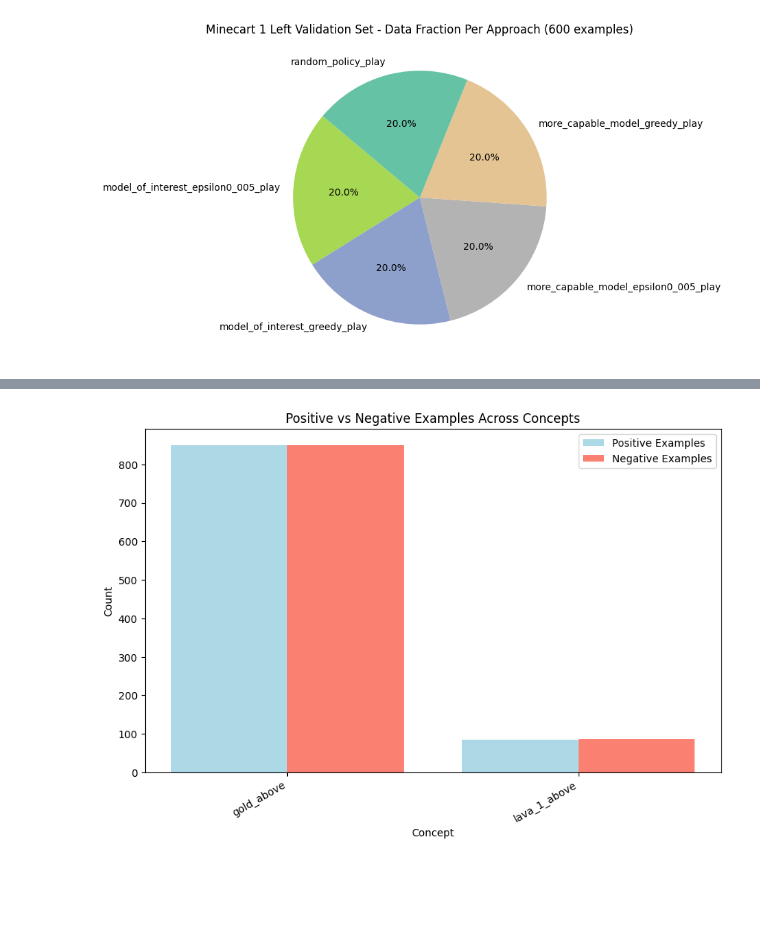
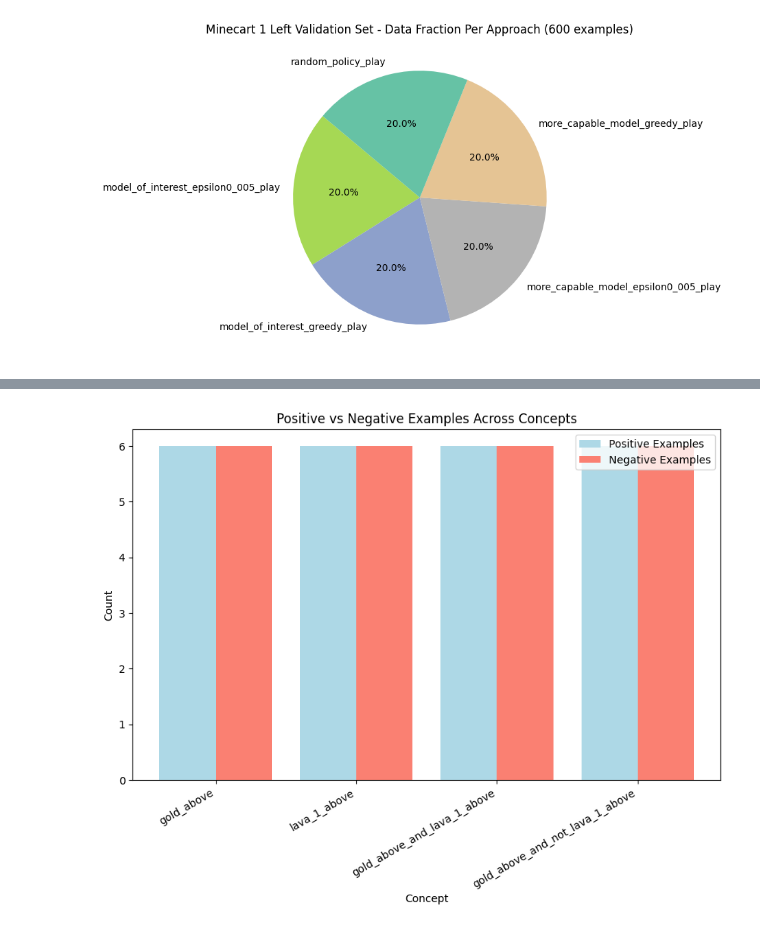
Before and after one commit to javanster/MSc-XAI-RL, a Jupyter notebook: experiments/concept_example_experiments/concept_probe_validation_sets_eda.ipynb, the cells around one changed output, grey strips where cells are left out. Drawn from its saved outputs; the diff is of its cells as text; code cells hidden in the pictures; blank space fills up the shorter version.

Commit message:
Update concept probe validation sets eda

```diff
--- a/experiments/concept_example_experiments/concept_probe_validation_sets_eda.ipynb
+++ b/experiments/concept_example_experiments/concept_probe_validation_sets_eda.ipynb
@@ -46,13 +41,12 @@ def count_pos_neg(df):
 # %%
-
-
-def plot_pos_neg_counts(title: str, **datasets):
-    categories = list(datasets.keys())
+def plot_pos_neg_counts(title: str, **labels_lists):
+    categories = list(labels_lists.keys())
     pos_counts = []
     neg_counts = []
 
-    for df in datasets.values():
-        pos_count, neg_count = count_pos_neg(df)
+    for label_list in labels_lists.values():
+        pos_count = len([label == 1 for label in label_list])
+        neg_count = len([label == 0 for label in label_list])
         pos_counts.append(pos_count)
         neg_counts.append(neg_count)
 
@@ -187,15 +181,26 @@ plot_continuous_label_distribution(minecart_n_val_set_labels, title="Distributio
 # GoldRun validation sets
 gold_above_val_set_counts = pd.read_csv("../../rl_tcav_data/cavs/baseline_concept_probes_experiment/gold_run_mini/validation_sets/gold_above_probe_example_counts_method1.csv")
 lava_1_above_val_set_counts = pd.read_csv("../../rl_tcav_data/cavs/baseline_concept_probes_experiment/gold_run_mini/validation_sets/lava_1_above_probe_example_counts_method2.csv")
+gold_above_and_lava_1_above_val_set_counts = pd.read_csv("../../rl_tcav_data/cavs/baseline_concept_probes_experiment/gold_run_mini/validation_sets/gold_above_and_lava_1_above_probe_example_counts_method1.csv")
+gold_above_and_not_lava_1_above_val_set_counts = pd.read_csv("../../rl_tcav_data/cavs/baseline_concept_probes_experiment/gold_run_mini/validation_sets/gold_above_and_not_lava_1_above_probe_example_counts_method1.csv")
+
 
 gold_above_val_set = np.load("../../rl_tcav_data/cavs/baseline_concept_probes_experiment/gold_run_mini/validation_sets/gold_above_probe_validation_dataset_method1.npy")
 lava_1_above_val_set = np.load("../../rl_tcav_data/cavs/baseline_concept_probes_experiment/gold_run_mini/validation_sets/lava_1_above_probe_validation_dataset_method2.npy")
+gold_above_and_lava_1_above_val_set = np.load("../../rl_tcav_data/cavs/baseline_concept_probes_experiment/gold_run_mini/validation_sets/gold_above_and_lava_1_above_probe_validation_dataset_method1.npy")
+gold_above_and_not_lava_1_above_val_set = np.load("../../rl_tcav_data/cavs/baseline_concept_probes_experiment/gold_run_mini/validation_sets/gold_above_and_not_lava_1_above_probe_validation_dataset_method1.npy")
+
 
 gold_above_val_set_labels = np.load("../../rl_tcav_data/cavs/baseline_concept_probes_experiment/gold_run_mini/validation_sets/gold_above_probe_validation_label_set_method1.npy")
 lava_1_above_val_set_labels = np.load("../../rl_tcav_data/cavs/baseline_concept_probes_experiment/gold_run_mini/validation_sets/lava_1_above_probe_validation_label_set_method2.npy")
+gold_above_and_lava_1_above_val_set_labels = np.load("../../rl_tcav_data/cavs/baseline_concept_probes_experiment/gold_run_mini/validation_sets/gold_above_and_lava_1_above_probe_validation_label_set_method1.npy")
+gold_above_and_not_lava_1_above_val_set_labels = np.load("../../rl_tcav_data/cavs/baseline_concept_probes_experiment/gold_run_mini/validation_sets/gold_above_and_not_lava_1_above_probe_validation_label_set_method1.npy")
+
 
 print(f"Equal n of examples and labels, gold_above: {len(gold_above_val_set) == len(gold_above_val_set_labels)}")
 print(f"Equal n of examples and labels, lava_1_above: {len(lava_1_above_val_set) == len(lava_1_above_val_set_labels)}")
+print(f"Equal n of examples and labels, gold_above_and_lava_1_above: {len(gold_above_and_lava_1_above_val_set) == len(gold_above_and_lava_1_above_val_set_labels)}")
+print(f"Equal n of examples and labels, gold_above_and_not_lava_1_above: {len(gold_above_and_not_lava_1_above_val_set) == len(gold_above_and_not_lava_1_above_val_set_labels)}")
 # %% [output]
 Equal n of examples and labels, gold_above: True
 Equal n of examples and labels, lava_1_above: True
@@ -225,9 +243,11 @@ plot_approach_batch_bar_chart(lava_1_above_val_set_counts, "lava_1_above - Data
 # %%
 plot_pos_neg_counts(
     "Positive vs Negative Examples Across Concepts",
-    gold_above=gold_above_val_set_counts,
-    lava_1_above=lava_1_above_val_set_counts
+    gold_above=gold_above_val_set_labels,
+    lava_1_above=lava_1_above_val_set_labels,
+    gold_above_and_lava_1_above=gold_above_and_lava_1_above_val_set_labels,
+    gold_above_and_not_lava_1_above=gold_above_and_not_lava_1_above_val_set_labels,
 
 )
 # %% [output]
-[figure, old version]
+[figure, new version]
```
Also changed, not shown: parts of 11 cells of this notebook.
